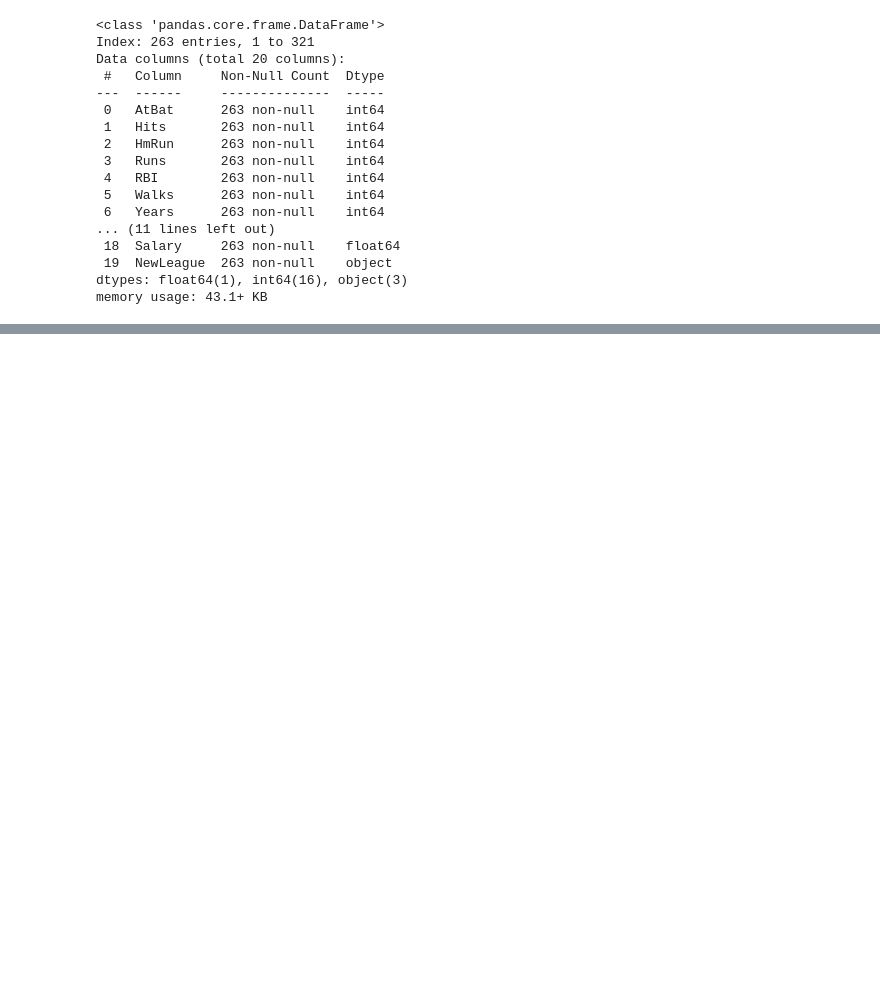
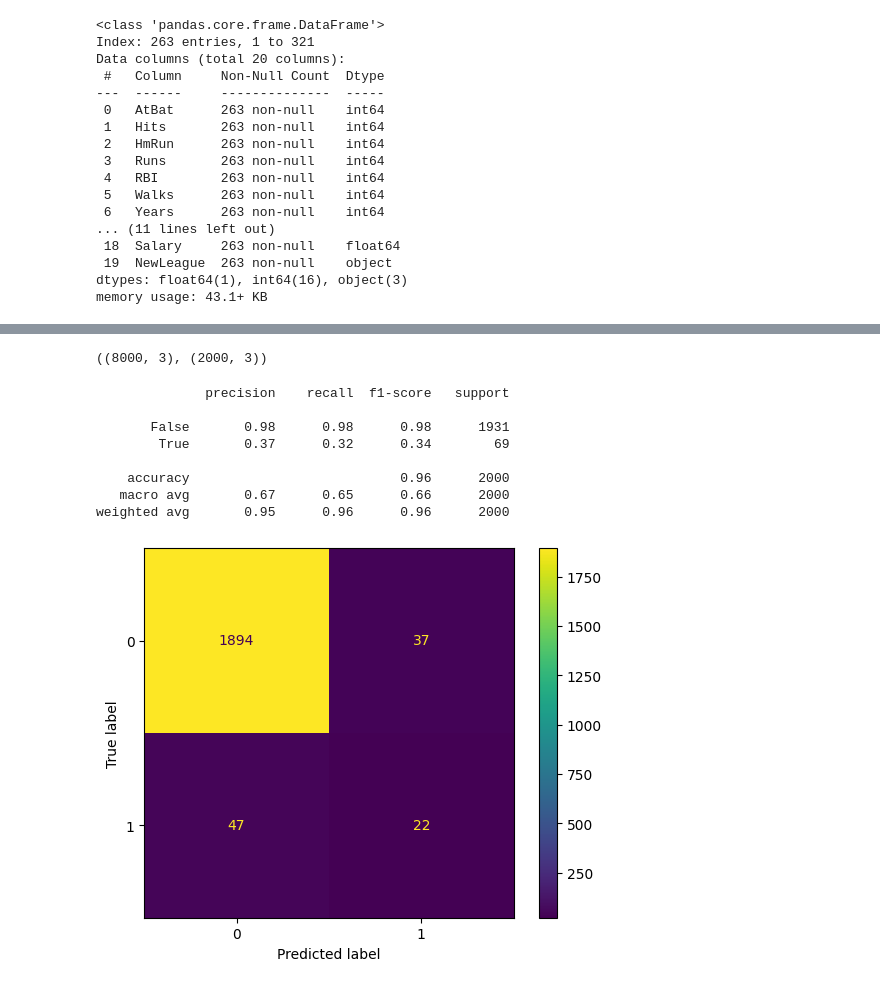
Before and after one commit to SFredin1/Machine-learning-AI23, a Jupyter notebook: Code_Along/Lec12_Decision_tree.ipynb, the cells around one changed output, grey strips where cells are left out. Drawn from its saved outputs; the diff is of its cells as text; code cells hidden in the pictures; blank space fills up the shorter version.

```diff
--- a/Code_Along/Lec12_Decision_tree.ipynb
+++ b/Code_Along/Lec12_Decision_tree.ipynb
@@ -36,0 +96,6 @@ model_tree = DecisionTreeRegressor(max_depth=2)
+# %%
+df = pd.read_csv("../data/Default.csv")
+
+# note Decision tree in sklearn can't handle categorical variables directly, must dummy encode
+df = pd.get_dummies(df, drop_first=True)
+df.head()
@@ -36,0 +109,27 @@ model_tree = DecisionTreeRegressor(max_depth=2)
+# %%
+X, y = df.drop("default_Yes", axis = "columns"), df["default_Yes"]
+X_train, X_test, y_train, y_test = train_test_split(X, y, test_size=.2, random_state=42)
+X_train.shape, X_test.shape
+# %% [output]
+((8000, 3), (2000, 3))
+# %%
+from sklearn.tree import DecisionTreeClassifier
+from sklearn.metrics import classification_report, confusion_matrix, ConfusionMatrixDisplay
+
+clf = DecisionTreeClassifier()
+clf.fit(X_train, y_train)
+y_pred = clf.predict(X_test)
+
+print(classification_report(y_test, y_pred))
+cm = confusion_matrix(y_test, y_pred)
+ConfusionMatrixDisplay(cm).plot();
+# %% [output]
+              precision    recall  f1-score   support
+
+       False       0.98      0.98      0.98      1931
+        True       0.37      0.32      0.34        69
+
+    accuracy                           0.96      2000
+   macro avg       0.67      0.65      0.66      2000
+weighted avg       0.95      0.96      0.96      2000
+[figure, added]
```
Also changed, not shown: parts of 13 cells of this notebook, 10 other files.
